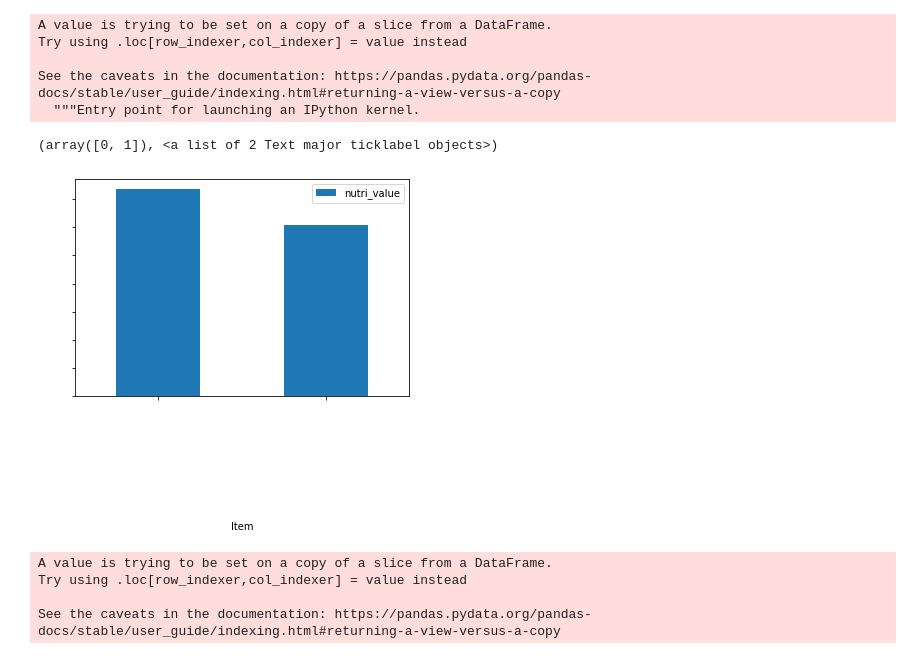
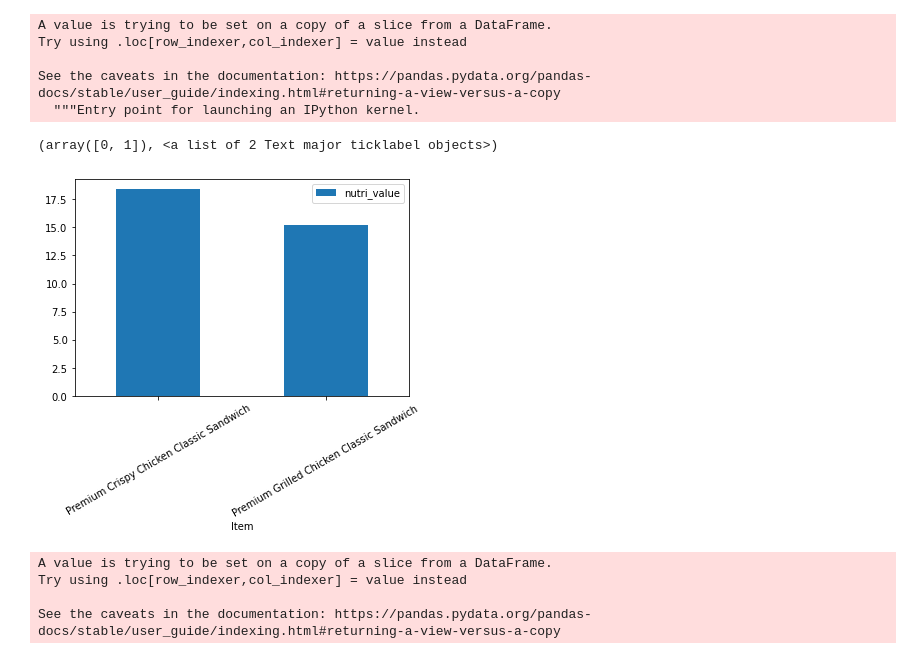
Before and after one commit to ariqnfl/learn-py, a Jupyter notebook: Training/McD.ipynb, the cells around one changed output. Cells and saved outputs as stored; diff of their text form; code cells hidden in the pictures.

```diff
--- a/Training/McD.ipynb
+++ b/Training/McD.ipynb
@@ -86,11 +110,10 @@ See the caveats in the documentation: https://pandas.pydata.org/pandas-docs/stab
   """Entry point for launching an IPython kernel.
 # %%
 df_c.plot(x="Item",y='nutri_value',kind='bar')
-plt.yticks(color='white')
-plt.xticks(rotation = 30,color='white')
+plt.xticks(rotation = 30)
 # %% [output]
 (array([0, 1]), <a list of 2 Text major ticklabel objects>)
-[figure, old version]
+[figure, new version]
 # %%
 df_e = df[df['Item'].str.contains("Sausage McMuffin")]
 df_e['nutri_value']= df_e['Total Fat (% Daily Value)'] + df_e['Calcium (% Daily Value)']+ df_e['Carbohydrates (% Daily Value)']+df_e['Saturated Fat (% Daily Value)']+df_e['Cholesterol (% Daily Value)']+df_e['Sodium (% Daily Value)']+df_e['Dietary Fiber (% Daily Value)']+df_e['Vitamin A (% Daily Value)']+df_e['Vitamin C (% Daily Value)']+df_e['Iron (% Daily Value)']/10
```
Also changed, not shown: parts of 9 cells of this notebook, 3 other files.
